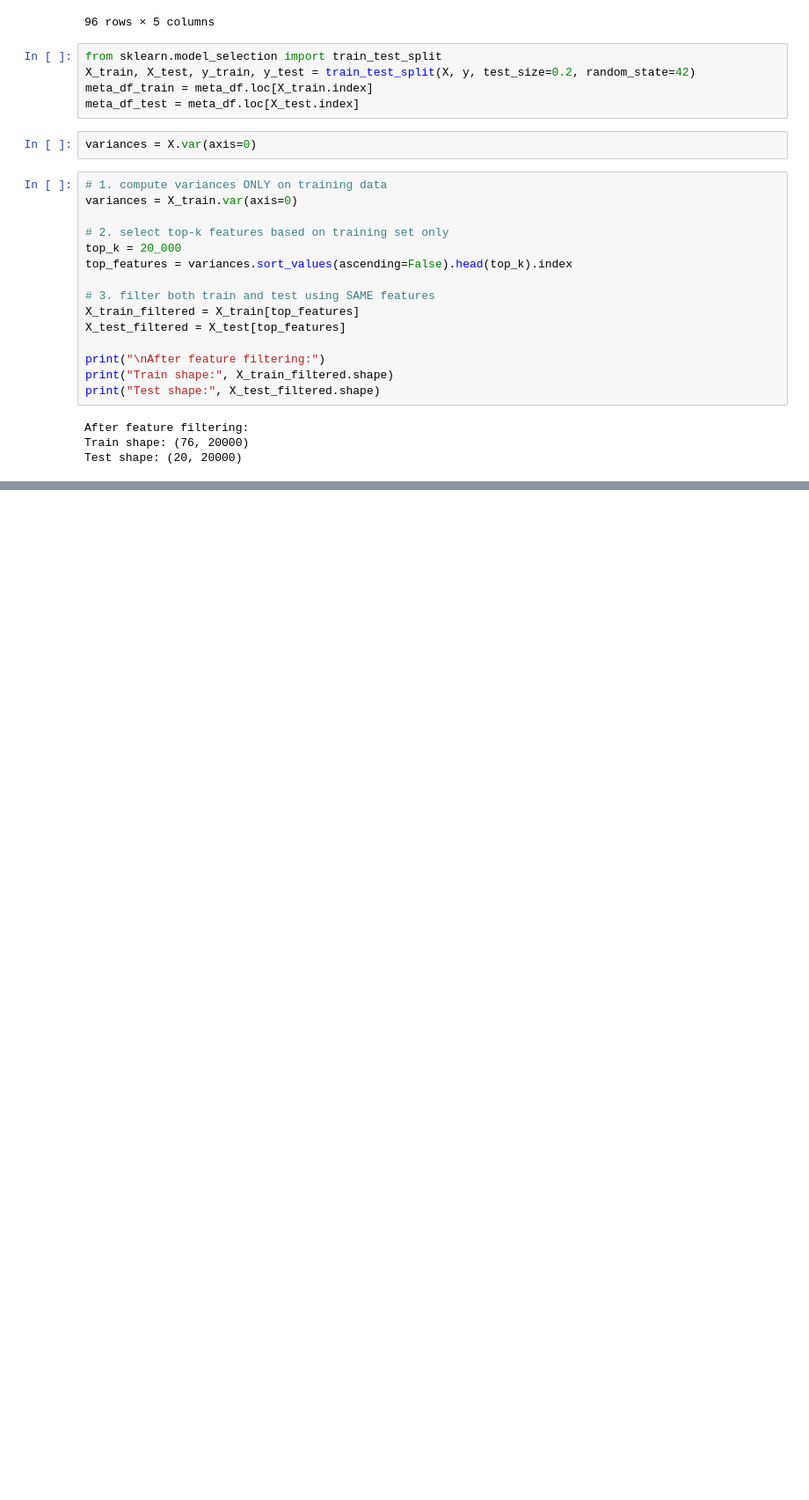
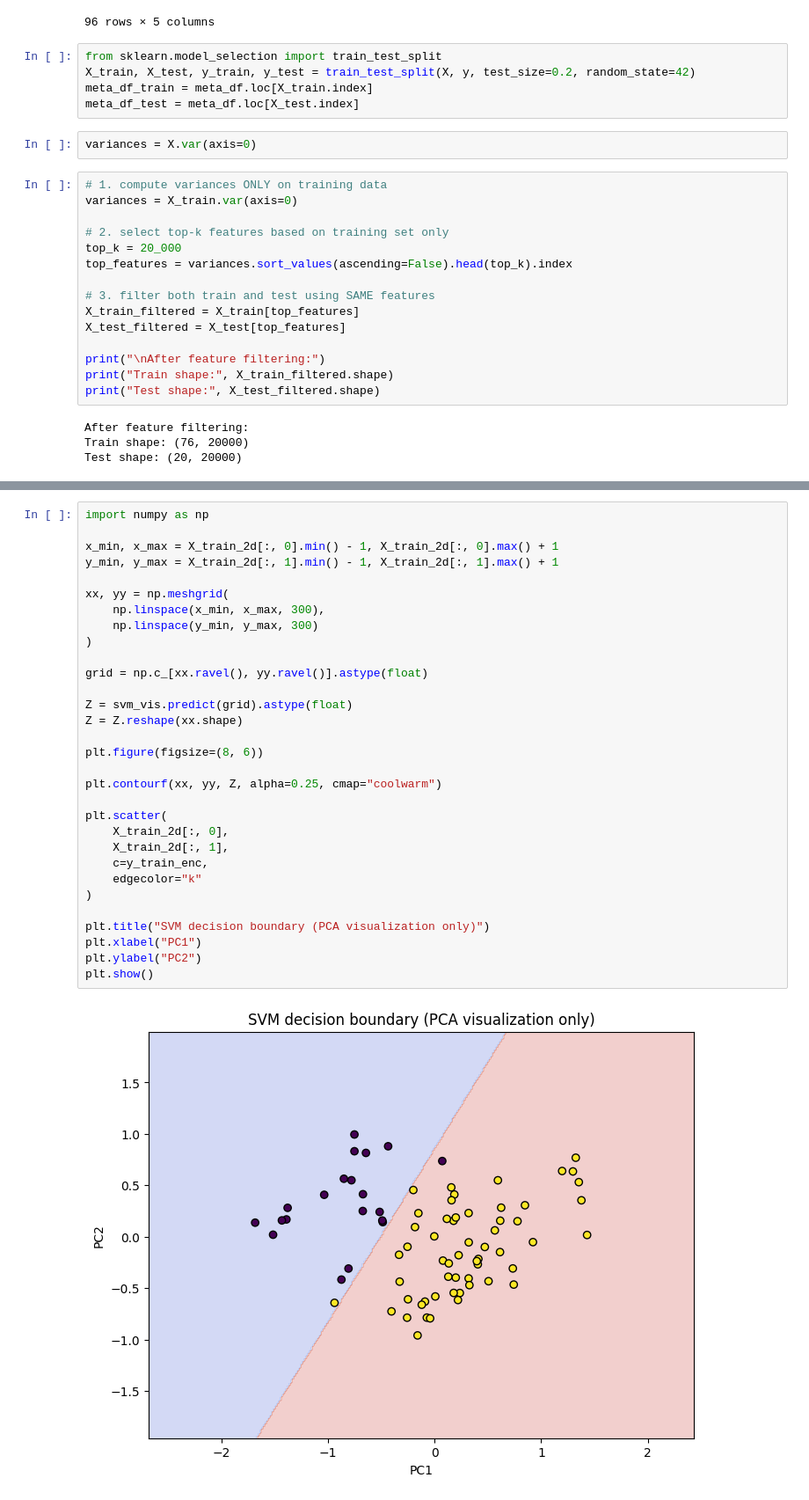
Before and after one commit to patinoboh/bioinformatika, a Jupyter notebook: project/project.ipynb, the cells around one changed output, grey strips where cells are left out. Shown at 88% size. Drawn from its saved outputs; the diff is of its cells as text; blank space fills up the shorter version.

```diff
--- a/project/project.ipynb
+++ b/project/project.ipynb
@@ -245,0 +458,33 @@ KBest shape: (76, 100)
+# %%
+import numpy as np
+
+x_min, x_max = X_train_2d[:, 0].min() - 1, X_train_2d[:, 0].max() + 1
+y_min, y_max = X_train_2d[:, 1].min() - 1, X_train_2d[:, 1].max() + 1
+
+xx, yy = np.meshgrid(
+    np.linspace(x_min, x_max, 300),
+    np.linspace(y_min, y_max, 300)
+)
+
+grid = np.c_[xx.ravel(), yy.ravel()].astype(float)
+
+Z = svm_vis.predict(grid).astype(float)
+Z = Z.reshape(xx.shape)
+
+plt.figure(figsize=(8, 6))
+
+plt.contourf(xx, yy, Z, alpha=0.25, cmap="coolwarm")
+
+plt.scatter(
+    X_train_2d[:, 0],
+    X_train_2d[:, 1],
+    c=y_train_enc,
+    edgecolor="k"
+)
+
+plt.title("SVM decision boundary (PCA visualization only)")
+plt.xlabel("PC1")
+plt.ylabel("PC2")
+plt.show()
+# %% [output]
+[figure, added]
```
Also changed, not shown: parts of 18 cells of this notebook.
